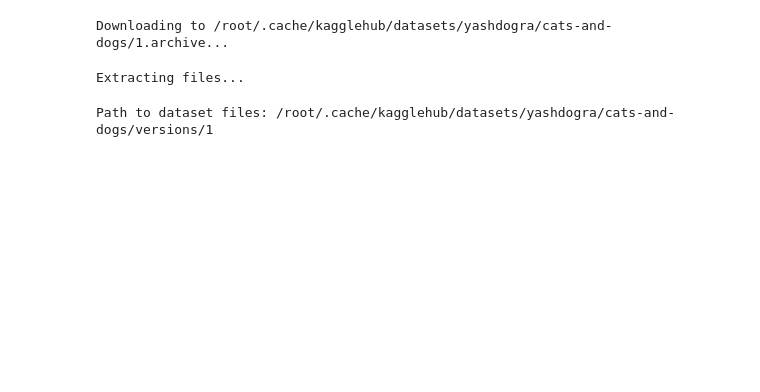
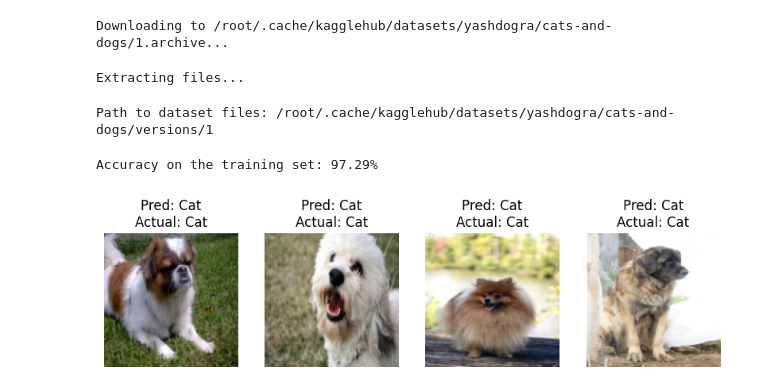
Before and after one commit to Krishnadev-cmd/Pytorch-Turorial, a Jupyter notebook: Cats_Vs_Dogs.ipynb, the cells around one changed output. Cells and saved outputs as stored; diff of their text form; code cells hidden in the pictures; blank space fills up the shorter version.

Commit message:
Completed the CNN and done Model evaluation

```diff
--- a/Cats_Vs_Dogs.ipynb
+++ b/Cats_Vs_Dogs.ipynb
@@ -80,3 +77,40 @@ for epoch in range(1):
 
     loss.backward()
     optimizer.step()
+# %%
+model.eval()
+correct = 0
+total = 0
+
+with torch.no_grad():
+    for images, labels in train_loader:
+        outputs = model(images)
+        _, predicted = torch.max(outputs.data, 1)
+        total += labels.size(0)
+        correct += (predicted == labels).sum().item()
+
+print(f'Accuracy on the training set: {100 * correct / total:.2f}%')
+# %% [output]
+Accuracy on the training set: 97.29%
+# %%
+import matplotlib.pyplot as plt
+
+def imshow(img):
+    npimg = img.numpy().transpose((1, 2, 0))
+    plt.imshow(npimg)
+    plt.show()
+
+dataiter = iter(train_loader)
+images, labels = next(dataiter)
+
+outputs = model(images)
+_, predicted = torch.max(outputs, 1)
+
+plt.figure(figsize=(10,10))
+for i in range(4):
+    plt.subplot(1, 4, i+1)
+    plt.imshow(images[i].permute(1, 2, 0))
+    plt.title(f'Pred: {"Dog" if predicted[i]==1 else "Cat"}\nActual: {"Dog" if labels[i]==1 else "Cat"}')
+    plt.axis('off')
+# %% [output]
+[figure, added]
```
Also changed, not shown: parts of 1 cell of this notebook.
